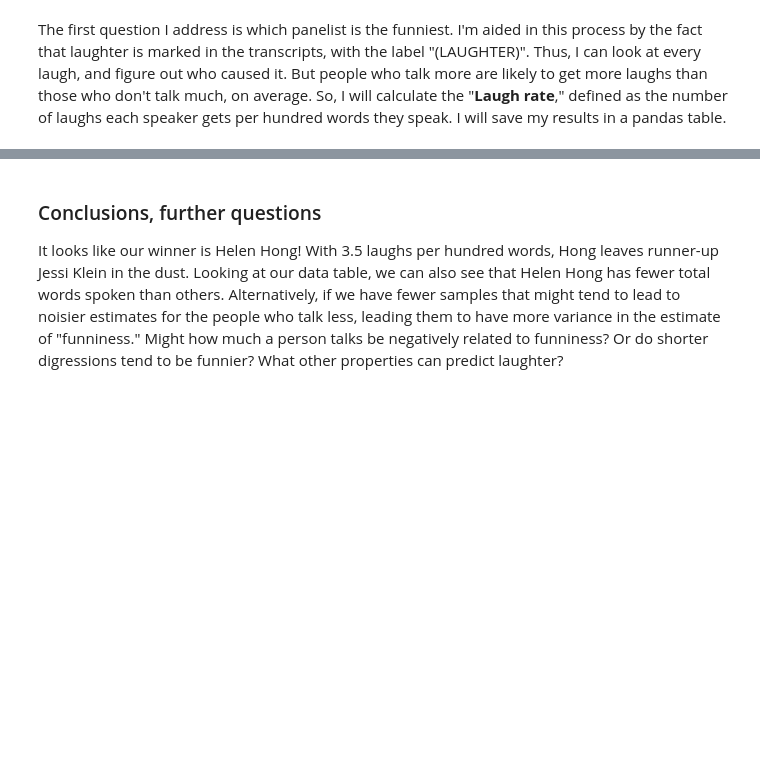
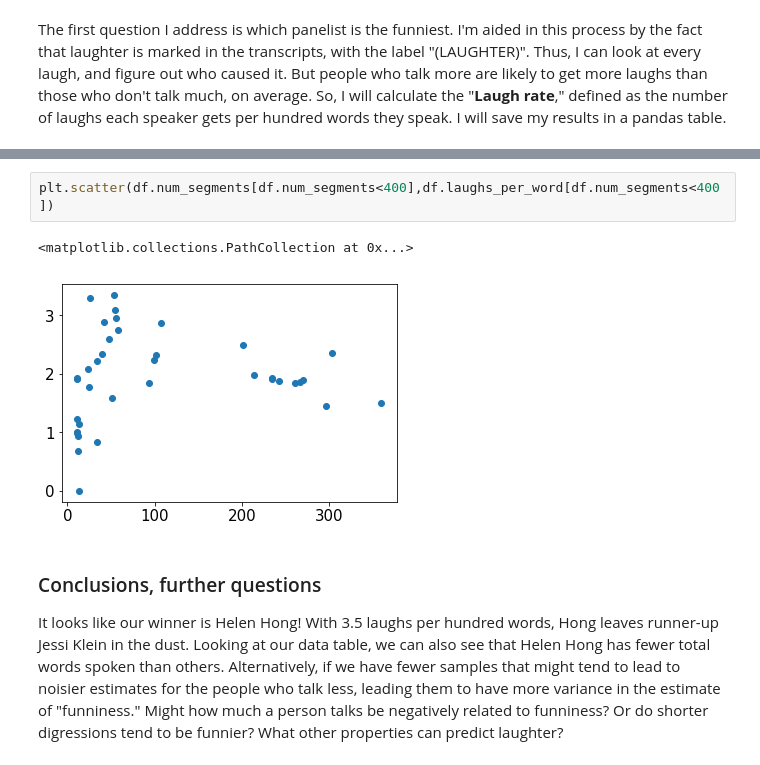
Before and after one commit to coraames/WaitWait, a Jupyter notebook: Wait Wait, Don't Analyze Me!.ipynb, the cells around one changed output, grey strips where cells are left out. Drawn from its saved outputs; the diff is of its cells as text; blank space fills up the shorter version.

```diff
--- a/Wait Wait, Don't Analyze Me!.ipynb
+++ b/Wait Wait, Don't Analyze Me!.ipynb
@@ -116,3 +194,8 @@ plt.ylabel('laughs per hundred words');
+# %%
+plt.scatter(df.num_segments[df.num_segments<400],df.laughs_per_word[df.num_segments<400])
+# %% [output]
+<matplotlib.collections.PathCollection at 0x...>
+[figure, added]
 # %% [markdown]
 ### Conclusions, further questions
 It looks like our winner is Helen Hong! With 3.5 laughs per hundred words, Hong leaves runner-up Jessi Klein in the dust.
```
Also changed, not shown: parts of 16 cells of this notebook, 4 other files.
